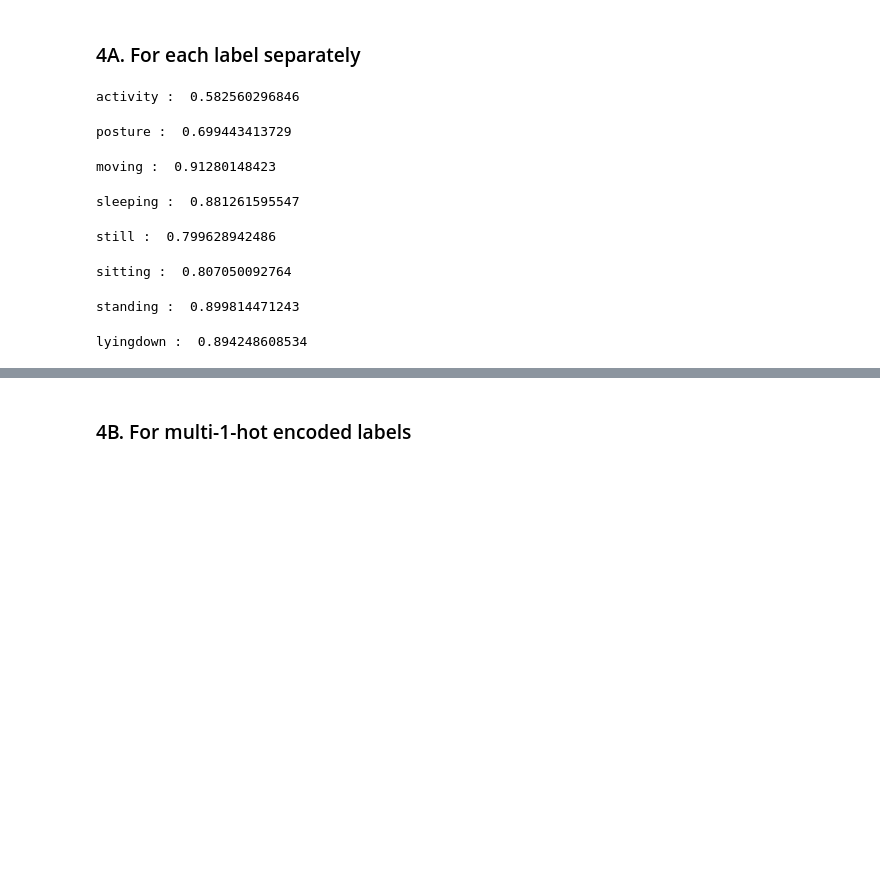
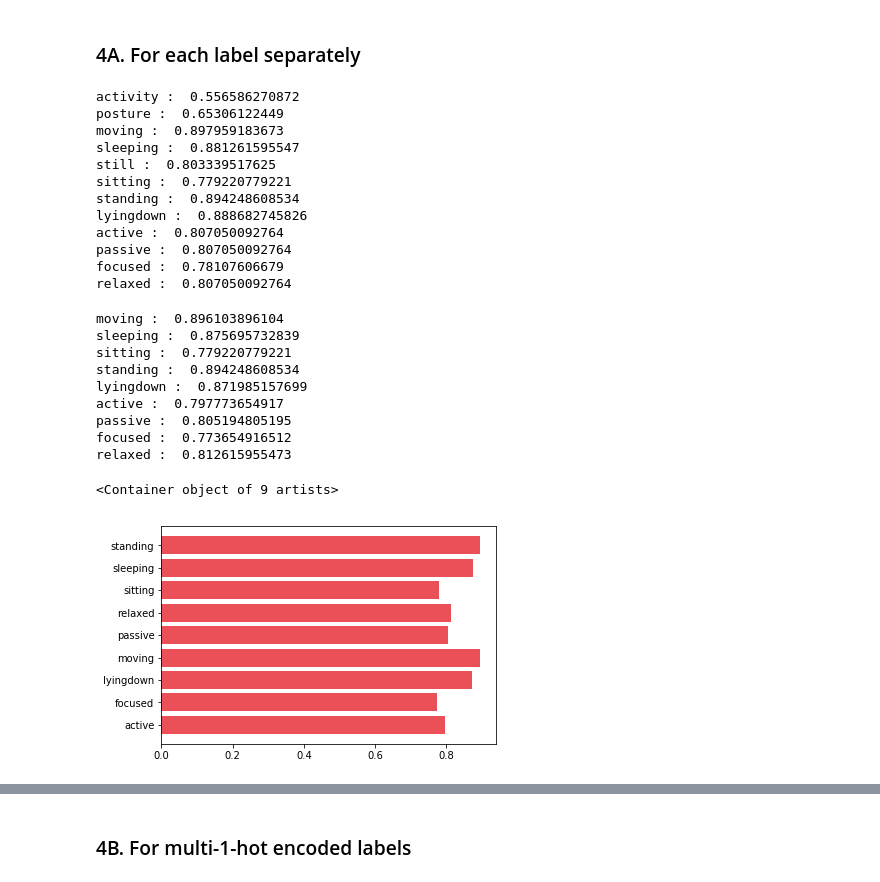
Before and after one commit to jucc/HeRV_analysis, a Jupyter notebook: HeRV_analysis_201801.ipynb, the cells around one changed output, grey strips where cells are left out. Drawn from its saved outputs; the diff is of its cells as text; code cells hidden in the pictures; blank space fills up the shorter version.

```diff
--- a/HeRV_analysis_201801.ipynb
+++ b/HeRV_analysis_201801.ipynb
@@ -223,14 +188,40 @@ not sleeping       0.88      0.98      0.92       137
 ### 4A. For each label separately
 # %%
 for label in all_labels:
-    clf = hp.clf_rf(train, feature_list, labels=[label])
-    print(label, ': ', clf.score(X=test[feature_list], y=test[label]))
+    clf = hp.clf_rf(train, features_all, labels=[label])
+    print(label, ': ', clf.score(X=test[features_all], y=test[label]))
 # %% [output]
-activity :  0.582560296846
+activity :  0.556586270872
+posture :  0.65306122449
+moving :  0.897959183673
+sleeping :  0.881261595547
+still :  0.803339517625
+sitting :  0.779220779221
+standing :  0.894248608534
+lyingdown :  0.888682745826
+active :  0.807050092764
+passive :  0.807050092764
+focused :  0.78107606679
+relaxed :  0.807050092764
-posture :  0.699443413729
-moving :  0.91280148423
-sleeping :  0.881261595547
-still :  0.799628942486
-sitting :  0.807050092764
-standing :  0.899814471243
-lyingdown :  0.894248608534
+# %%
+scores = []
+for label in one_hot_labels:
+    clf = hp.clf_rf(train, features_red, labels=[label])
+    score = clf.score(X=test[features_red], y=test[label])
+    print(label, ': ', score)
+    scores.append(score)
+    #print(hp.report_test(clf, test, features_red, labels=[label], print_report=False, plot_report=False), '\n')
+
+plt.barh(one_hot_labels, scores, align='center', alpha=1, color='#eb5058')
+# %% [output]
+moving :  0.896103896104
+sleeping :  0.875695732839
+sitting :  0.779220779221
+standing :  0.894248608534
+lyingdown :  0.871985157699
+active :  0.797773654917
+passive :  0.805194805195
+focused :  0.773654916512
+relaxed :  0.812615955473
+<Container object of 9 artists>
+[figure, added]
```
Also changed, not shown: parts of 21 cells of this notebook, 2 other files.
